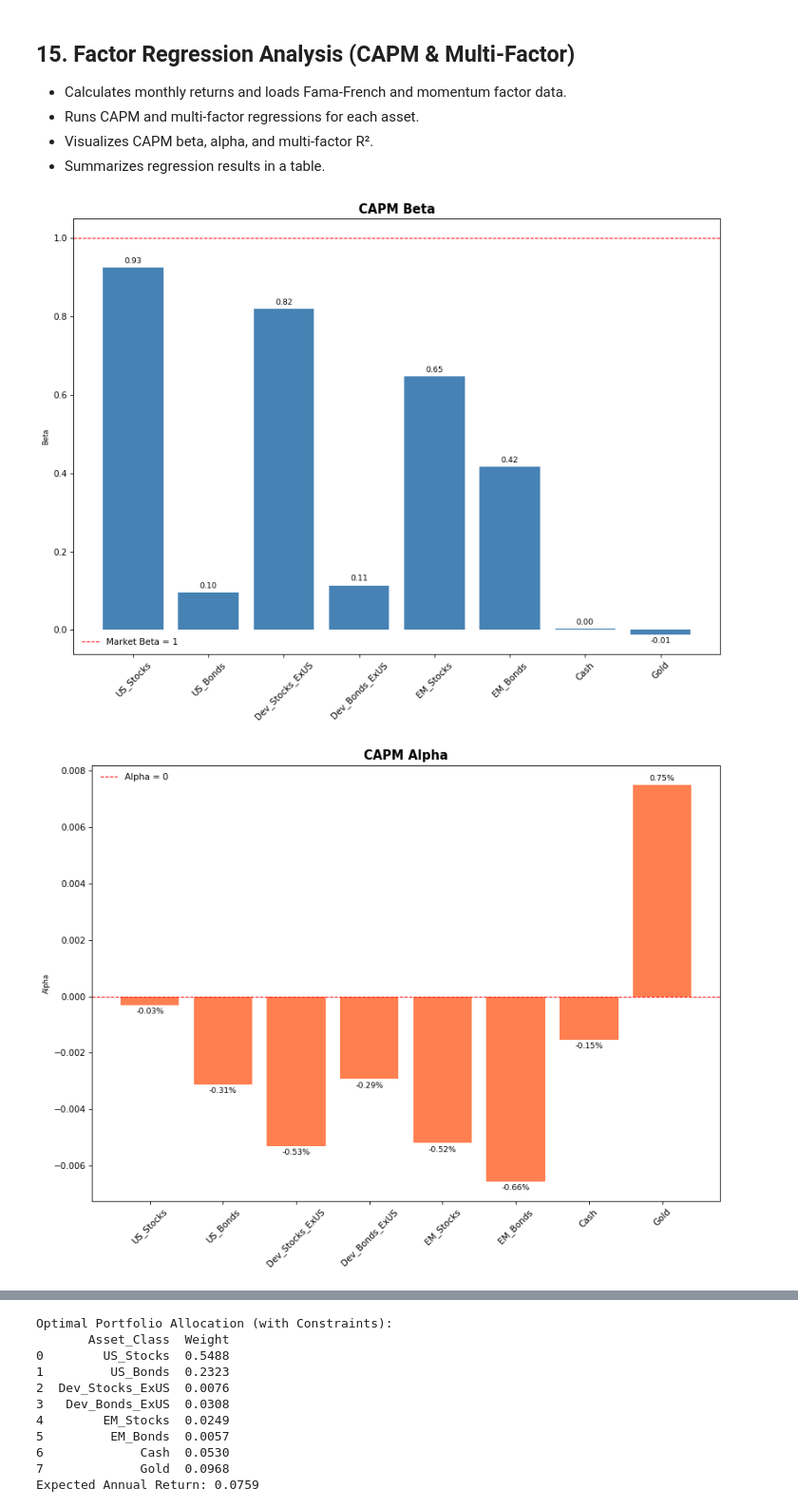
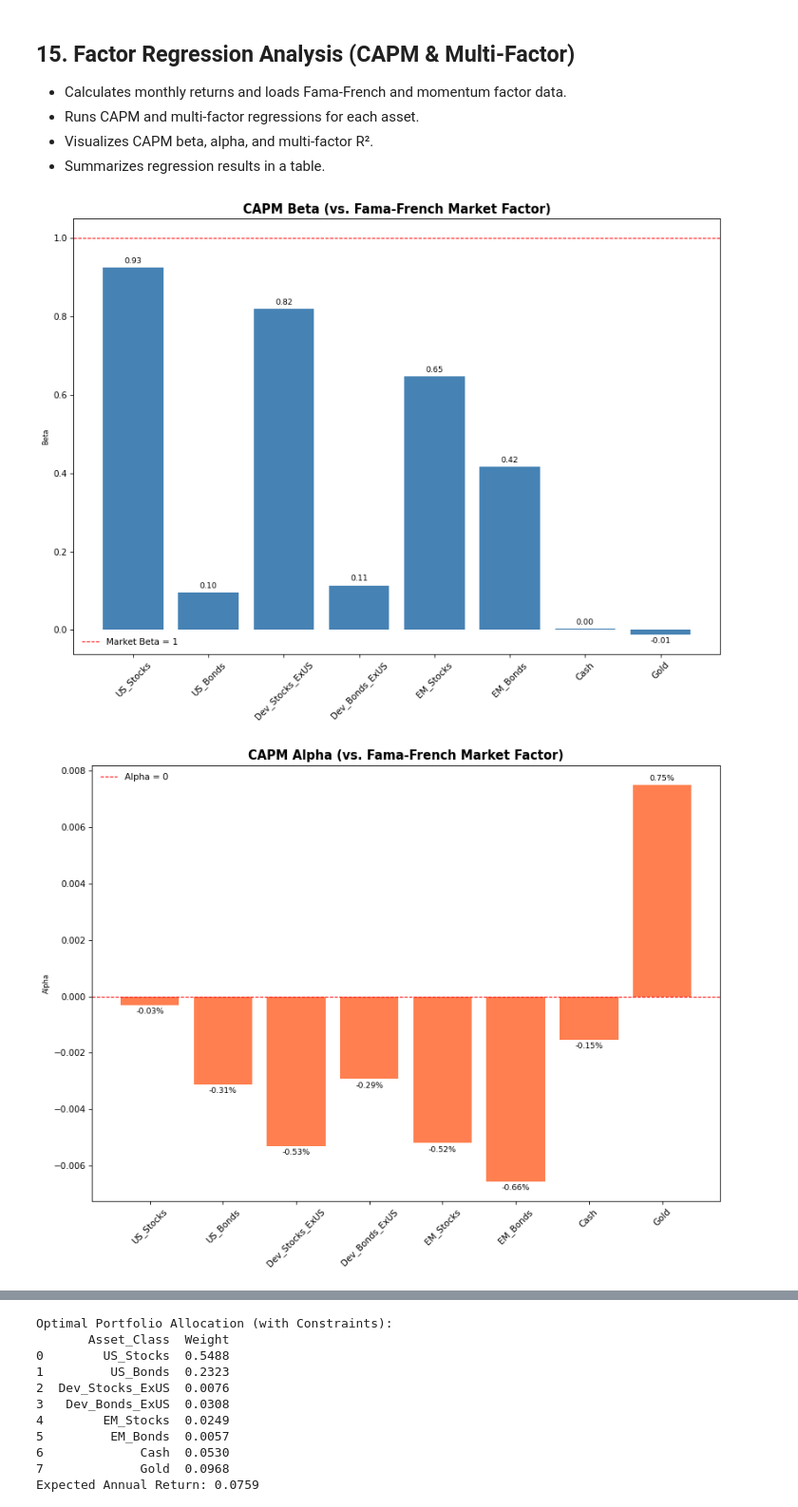
Before and after one commit to o-pelcastre/portfolio-optimization, a Jupyter notebook: portfolio-optimization.ipynb, the cells around one changed output, grey strips where cells are left out. Shown at 95% size. Saved outputs shown, nothing was run; the diff lists cells and outputs as text; code cells hidden in the pictures.

```diff
--- a/portfolio-optimization.ipynb
+++ b/portfolio-optimization.ipynb
@@ -922,7 +1053,7 @@ regression_assets = monthly_returns.columns.tolist()
 # === Plot 1: CAPM Beta ===
 fig_capm, ax = plt.subplots(figsize=(11, 8.5))
 bars = ax.bar(regression_assets, capm_betas, color='steelblue')
-ax.set_title('CAPM Beta', fontsize=14)
+ax.set_title('CAPM Beta (vs. Fama-French Market Factor)', fontsize=14)
 ax.set_ylabel('Beta')
 ax.axhline(1, color='red', linestyle='--', linewidth=1, label='Market Beta = 1')
 ax.set_xticks(range(len(regression_assets)))
@@ -935,7 +1066,7 @@ figures.append(fig_capm)
 # === Plot 2: CAPM Alpha ===
 fig_alpha, ax = plt.subplots(figsize=(11, 8.5))
 bars = ax.bar(regression_assets, capm_alphas, color='coral')
-ax.set_title('CAPM Alpha', fontsize=14)
+ax.set_title('CAPM Alpha (vs. Fama-French Market Factor)', fontsize=14)
 ax.set_ylabel('Alpha')
 ax.axhline(0, color='red', linestyle='--', linewidth=1, label='Alpha = 0')
 ax.set_xticks(range(len(regression_assets)))
@@ -987,35 +1118,35 @@ table = ax.table(
     bbox=[0, 0, 1, 1],
     colWidths=[0.3, 0.2, 0.25, 0.2]
 )
 
 header_props = {
     "facecolor": "#40689c",
     "edgecolor": "white",
     "text_props": {
         "weight": "bold",
         "color": "white",
         "fontsize": 10
     }
 }
 
 # Apply formatting to each header cell
 for col_idx in range(len(regression_df.columns)):
     cell = table[(0, col_idx)]
     cell.set_facecolor(header_props["facecolor"])
     cell.get_text().set_fontweight(header_props["text_props"]["weight"])
     cell.get_text().set_color(header_props["text_props"]["color"])
     cell.get_text().set_fontsize(header_props["text_props"]["fontsize"])
 
 table.auto_set_font_size(False)
 table.set_fontsize(9)
 table.scale(1.2, 1.2)
 
 plt.suptitle("CAPM & Multi-Factor Regression Summary", fontsize=14, y=0.98)
 plt.show()
 figures.append(fig_regg)
 # %% [output]
-[figure, old version]
+[figure, new version]
-[figure, old version]
+[figure, new version]
 [figure]
 [figure]
 # %% [markdown]
```
Also changed, not shown: parts of 8 cells of this notebook, 7 other files.
